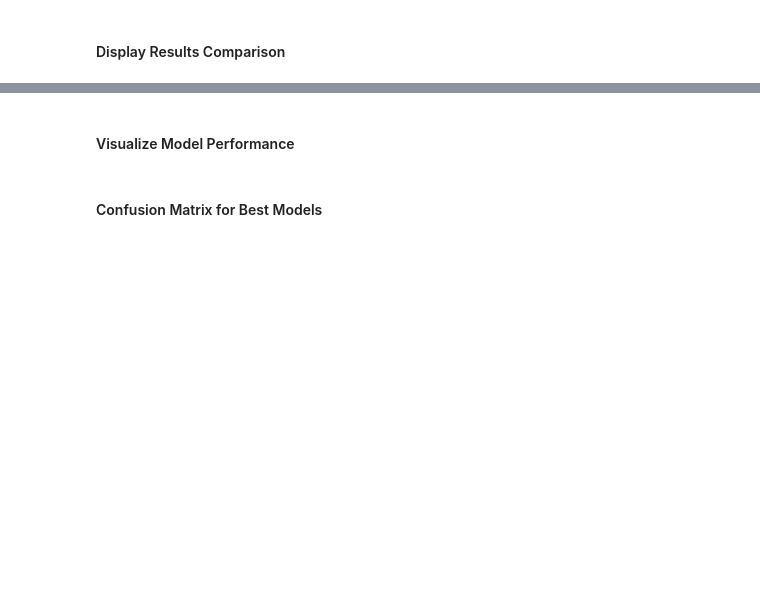
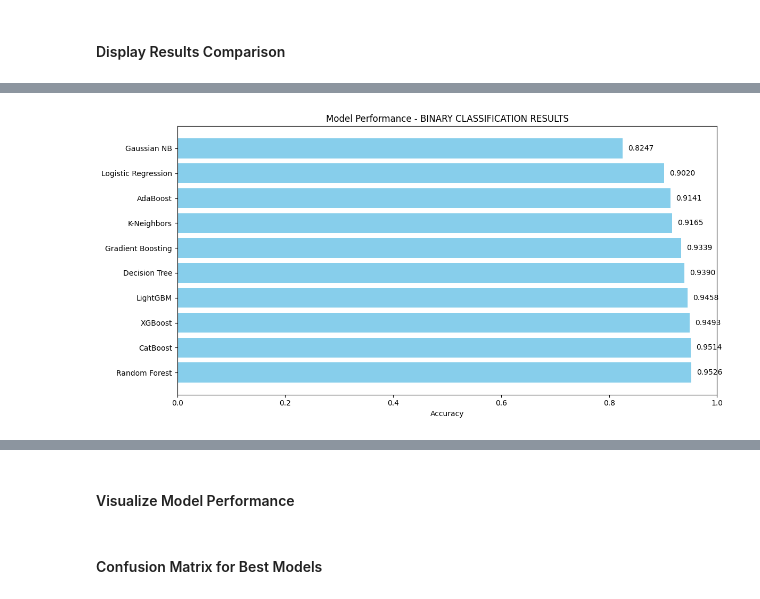
Before and after one commit to Jinit-Yadav/AgenticAICyberSecurities, a Jupyter notebook: notebook/2. MODEL TRAINING.ipynb, the cells around one changed output, grey strips where cells are left out. Cells and saved outputs as stored; diff of their text form; code cells hidden in the pictures; blank space fills up the shorter version.

```diff
--- a/notebook/2. MODEL TRAINING.ipynb
+++ b/notebook/2. MODEL TRAINING.ipynb
@@ -345,9 +401,19 @@ results_binary, models_binary = train_and_evaluate_models(
 # %% [markdown]
 ### Multiclass Classification - Model Training
 # %%
-print("🔍 MULTICLASS CLASSIFICATION - ATTACK TYPES")
+print("🔍 BINARY CLASSIFICATION - NORMAL vs ATTACK (FIXED)")
 
-# Train models with scaled data
-results_multi, models_multi = train_and_evaluate_models(
-    X_train_multi_scaled, X_test_multi_scaled, y_train_multi, y_test_multi, "multiclass"
+# Ensure data is in correct format
+X_train_bin_fixed = X_train_bin_scaled
+X_test_bin_fixed = X_test_bin_scaled
+
+print(f"Final data shapes:")
+print(f"X_train_bin: {X_train_bin_fixed.shape}")
+print(f"X_test_bin: {X_test_bin_fixed.shape}")
+print(f"y_train_bin: {y_train_bin.shape}")
+print(f"y_test_bin: {y_test_bin.shape}")
+
+# Train models with fixed function
+results_binary, models_binary = train_and_evaluate_models_fixed(
+    X_train_bin_fixed, X_test_bin_fixed, y_train_bin, y_test_bin, "binary"
 )
@@ -354,39 +438,48 @@ results_multi, models_multi = train_and_evaluate_models(
 # %% [markdown]
 #### Display Results Comparison
 # %%
-def display_results_comparison(results, title):
-    """Display results in a comparative table"""
+def display_results(results_dict, title):
+    """Display results in a clean format"""
     print(f"\n{'='*80}")
-    print(f"📊 {title} - MODEL PERFORMANCE COMPARISON")
+    print(f"📊 {title}")
     print(f"{'='*80}")
 
-    # Create results dataframe
-    results_df = pd.DataFrame({
-        'Model': [],
-        'Accuracy': [],
-        'F1-Score': [],
-        'AUC-ROC': []
-    })
+    if not results_dict:
+        print("No results to display")
+        return
 
-    for model_name, metrics in results.items():
+    results_list = []
+    for model_name, metrics in results_dict.items():
         if metrics is not None:
-            results_df = pd.concat([results_df, pd.DataFrame({
-                'Model': [model_name],
-                'Accuracy': [metrics['accuracy']],
-                'F1-Score': [metrics['f1_score']],
-                'AUC-ROC': [metrics['auc_roc']]
-            })], ignore_index=True)
+            results_list.append({
+                'Model': model_name,
+                'Accuracy': f"{metrics['accuracy']:.4f}",
+                'F1-Score': f"{metrics['f1_score']:.4f}",
+                'AUC-ROC': f"{metrics['auc_roc']:.4f}"
+            })
 
-    # Sort by accuracy
-    results_df = results_df.sort_values('Accuracy', ascending=False)
+    if results_list:
+        results_df = pd.DataFrame(results_list)
+        results_df = results_df.sort_values('Accuracy', ascending=False)
+        print(results_df.to_string(index=False))
 
-    # Display table
-    print(results_df.to_string(index=False))
+        # Plot results
+        plt.figure(figsize=(12, 6))
+        models = results_df['Model']
+        accuracy = pd.to_numeric(results_df['Accuracy'])
 
-    return results_df
+        plt.barh(models, accuracy, color='skyblue')
+        plt.xlabel('Accuracy')
+        plt.title(f'Model Performance - {title}')
+        plt.xlim(0, 1)
+        for i, v in enumerate(accuracy):
+            plt.text(v + 0.01, i, f'{v:.4f}', va='center')
+        plt.tight_layout()
+        plt.show()
+    else:
+        print("No successful model runs")
 
-# Display binary results
-binary_results_df = display_results_comparison(results_binary, "BINARY CLASSIFICATION")
-
-# Display multiclass results
-multi_results_df = display_results_comparison(results_multi, "MULTICLASS CLASSIFICATION")
+# Display results
+display_results(results_binary, "BINARY CLASSIFICATION RESULTS")
+display_results(results_multi, "MULTICLASS CLASSIFICATION RESULTS")
+# %% [output]
@@ -392,0 +500 @@ multi_results_df = display_results_comparison(results_multi, "MULTICLASS CLASSIF
+[figure, added]
```
Also changed, not shown: parts of 10 cells of this notebook, 47 other files.
